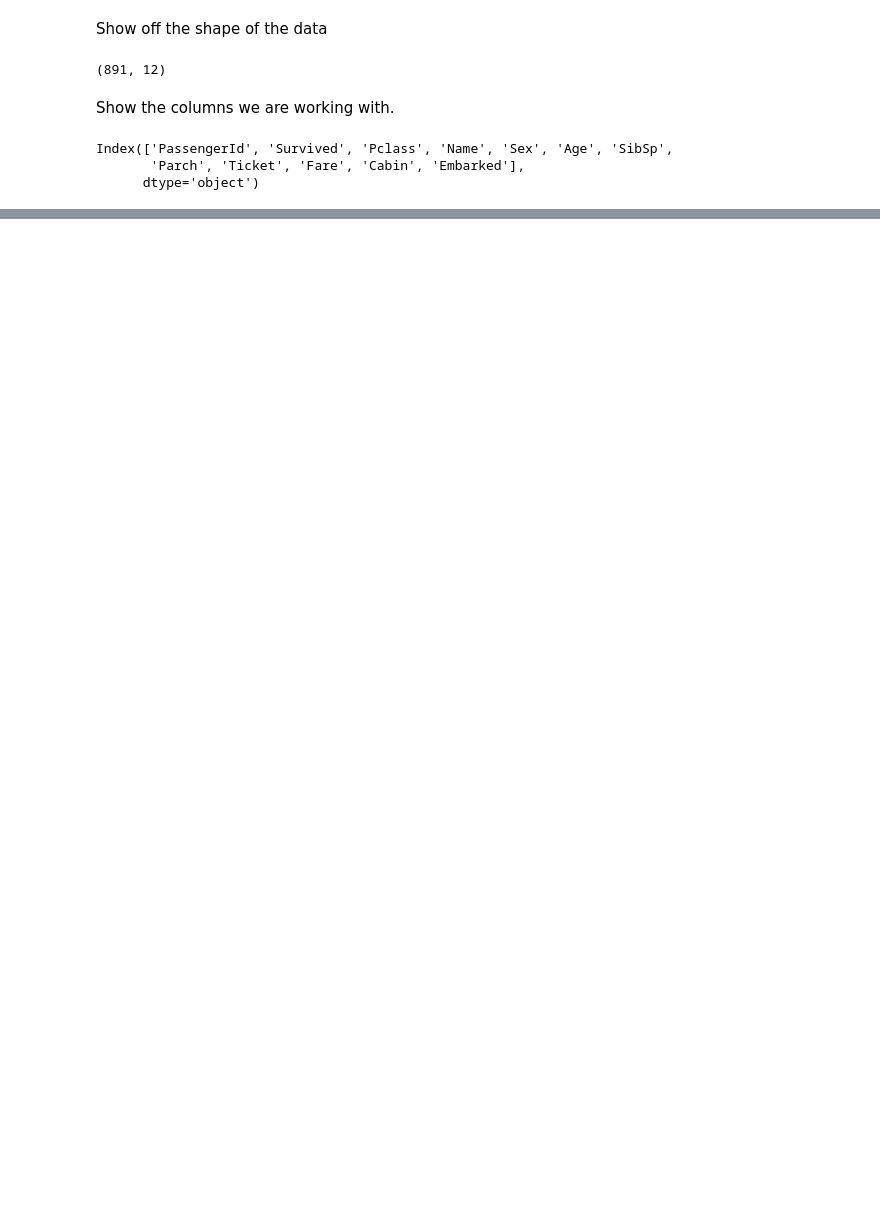
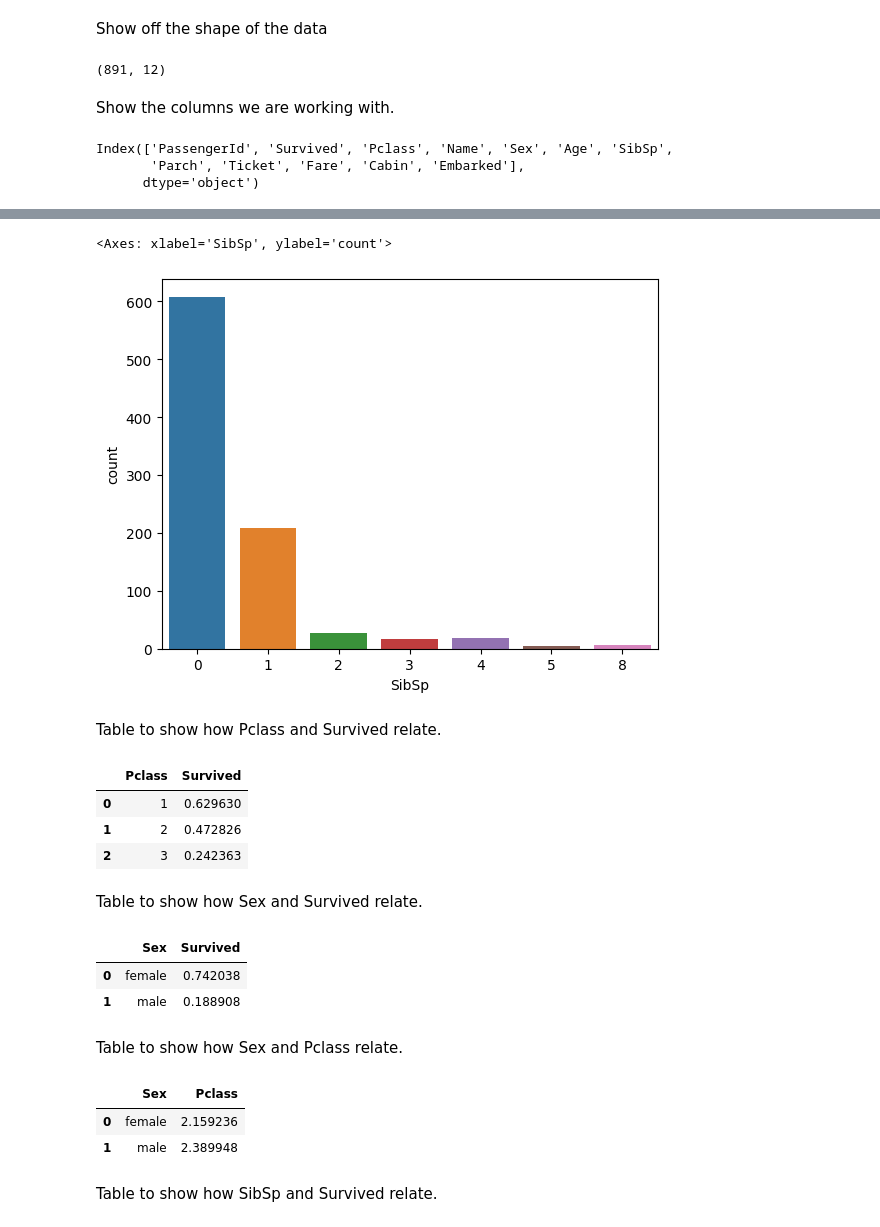
Before and after one commit to onx3/End-of-Year-Final, a Jupyter notebook: TitanicEvaluation.ipynb, the cells around one changed output, grey strips where cells are left out. Drawn from its saved outputs; the diff is of its cells as text; code cells hidden in the pictures; blank space fills up the shorter version.

```diff
--- a/TitanicEvaluation.ipynb
+++ b/TitanicEvaluation.ipynb
@@ -39,0 +132,33 @@ Index(['PassengerId', 'Survived', 'Pclass', 'Name', 'Sex', 'Age', 'SibSp',
+# %%
+sns.countplot(x='SibSp', data=train_df)
+# %% [output]
+<Axes: xlabel='SibSp', ylabel='count'>
+[figure, added]
+# %% [markdown]
+Table to show how Pclass and Survived relate.
+# %%
+train_df[['Pclass', 'Survived']].groupby(['Pclass'], as_index=False).mean()
+# %% [output]
+|  | Pclass | Survived |
+| 0 | 1 | 0.629630 |
+| 1 | 2 | 0.472826 |
+| 2 | 3 | 0.242363 |
+# %% [markdown]
+Table to show how Sex and Survived relate.
+# %%
+train_df[["Sex", "Survived"]].groupby(['Sex'], as_index=False).mean()
+# %% [output]
+|  | Sex | Survived |
+| 0 | female | 0.742038 |
+| 1 | male | 0.188908 |
+# %% [markdown]
+Table to show how Sex and Pclass relate.
+# %%
+#doesn't work the best but shows that the average each sex averaged to 2nd class with female closer to 1st.
+train_df[["Sex", "Pclass"]].groupby(['Sex'], as_index=False).mean()
+# %% [output]
+|  | Sex | Pclass |
+| 0 | female | 2.159236 |
+| 1 | male | 2.389948 |
+# %% [markdown]
+Table to show how SibSp and Survived relate.
```
Also changed, not shown: parts of 19 cells of this notebook.
